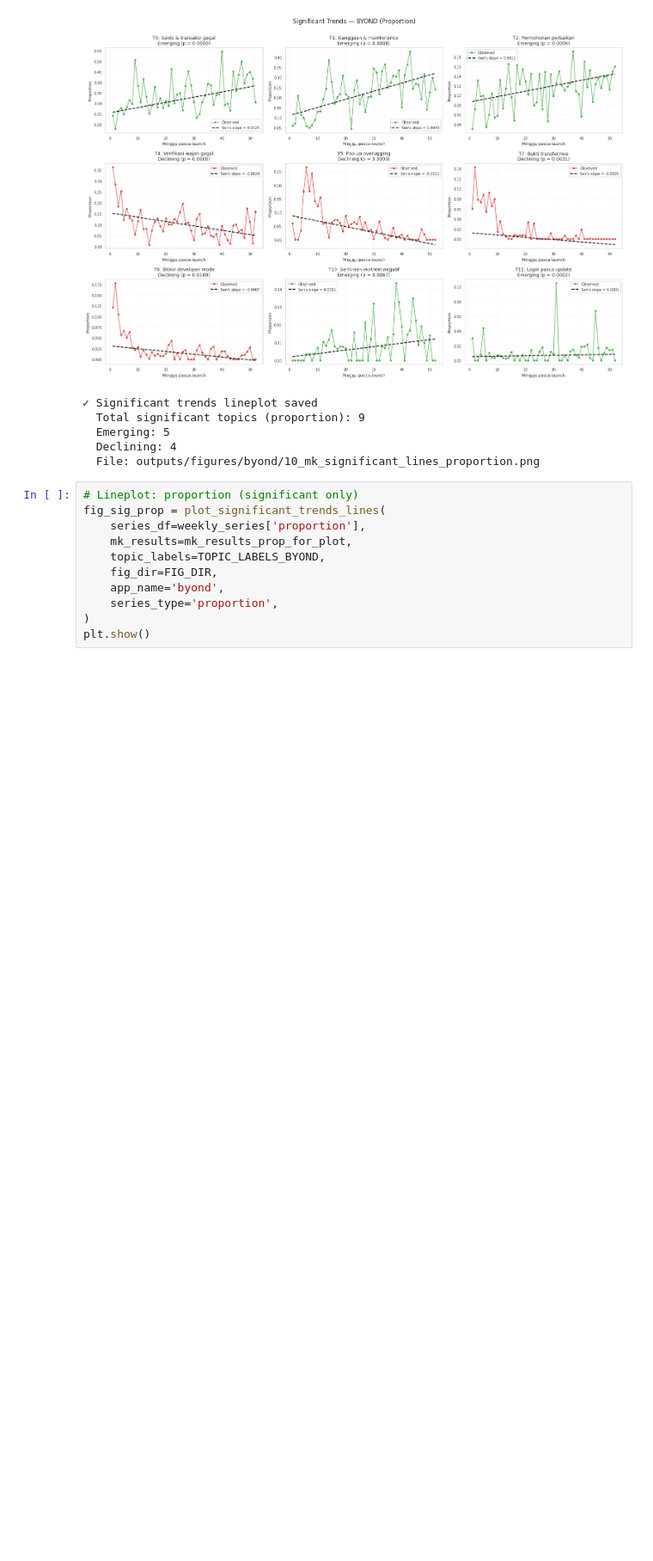
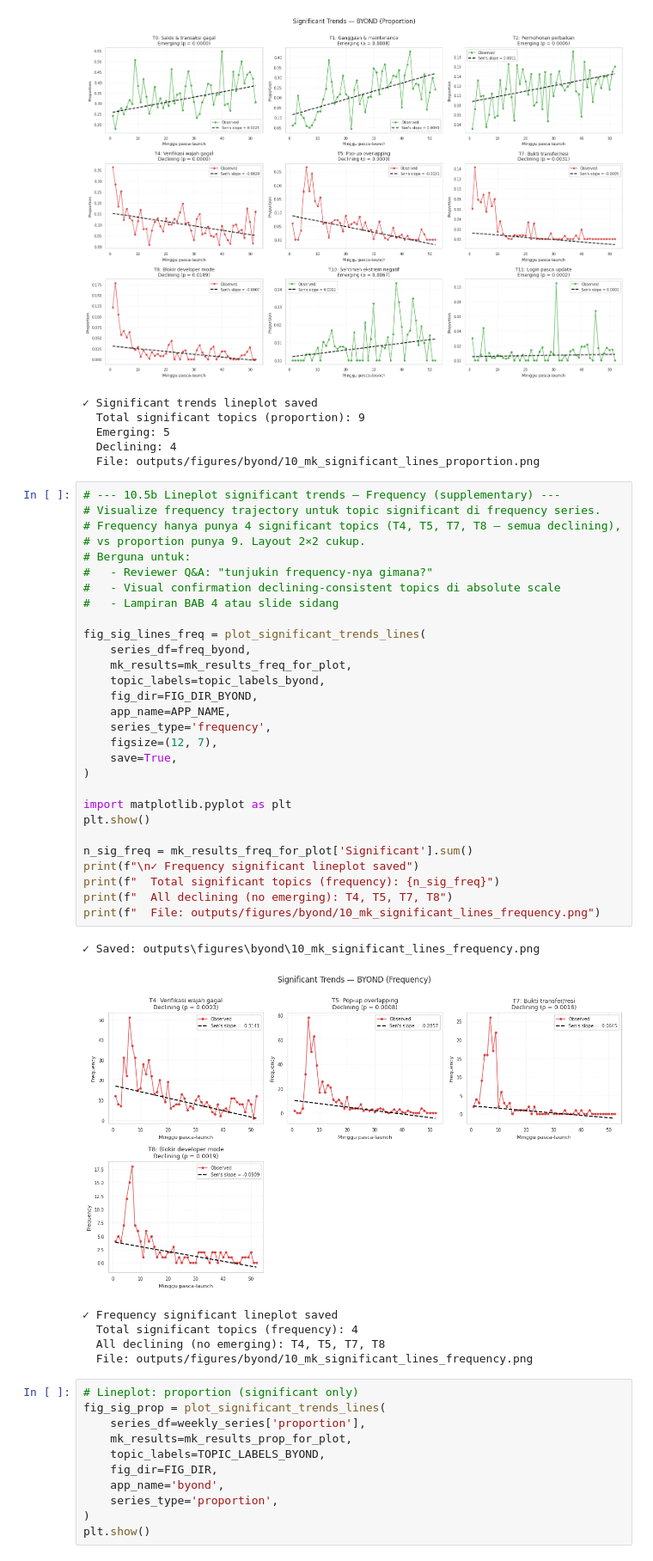
Before and after one commit to rabithahz-salwa/skripsi-bertopic-superapp, a Jupyter notebook: 06_bertopic_byond.ipynb, the cells around one changed output. Shown at 86% size. Cells and saved outputs as stored; diff of their text form; blank space fills up the shorter version.

Commit message:
Apply: section 10 MK trend test for BYOND

```diff
--- a/06_bertopic_byond.ipynb
+++ b/06_bertopic_byond.ipynb
@@ -3012,6 +3012,42 @@ print(f"  File: outputs/figures/byond/10_mk_significant_lines_proportion.png")
   Emerging: 5
   Declining: 4
   File: outputs/figures/byond/10_mk_significant_lines_proportion.png
+# %%
+# --- 10.5b Lineplot significant trends — Frequency (supplementary) ---
+# Visualize frequency trajectory untuk topic significant di frequency series.
+# Frequency hanya punya 4 significant topics (T4, T5, T7, T8 — semua declining),
+# vs proportion punya 9. Layout 2×2 cukup.
+# Berguna untuk:
+#   - Reviewer Q&A: "tunjukin frequency-nya gimana?"
+#   - Visual confirmation declining-consistent topics di absolute scale
+#   - Lampiran BAB 4 atau slide sidang
+
+fig_sig_lines_freq = plot_significant_trends_lines(
+    series_df=freq_byond,
+    mk_results=mk_results_freq_for_plot,
+    topic_labels=topic_labels_byond,
+    fig_dir=FIG_DIR_BYOND,
+    app_name=APP_NAME,
+    series_type='frequency',
+    figsize=(12, 7),
+    save=True,
+)
+
+import matplotlib.pyplot as plt
+plt.show()
+
+n_sig_freq = mk_results_freq_for_plot['Significant'].sum()
+print(f"\n✓ Frequency significant lineplot saved")
+print(f"  Total significant topics (frequency): {n_sig_freq}")
+print(f"  All declining (no emerging): T4, T5, T7, T8")
+print(f"  File: outputs/figures/byond/10_mk_significant_lines_frequency.png")
+# %% [output]
+✓ Saved: outputs\figures\byond\10_mk_significant_lines_frequency.png
+[figure, added]
+✓ Frequency significant lineplot saved
+  Total significant topics (frequency): 4
+  All declining (no emerging): T4, T5, T7, T8
+  File: outputs/figures/byond/10_mk_significant_lines_frequency.png
 # %%
 # Lineplot: proportion (significant only)
 fig_sig_prop = plot_significant_trends_lines(
```
Also changed, not shown: parts of 4 cells of this notebook, 3 other files.
